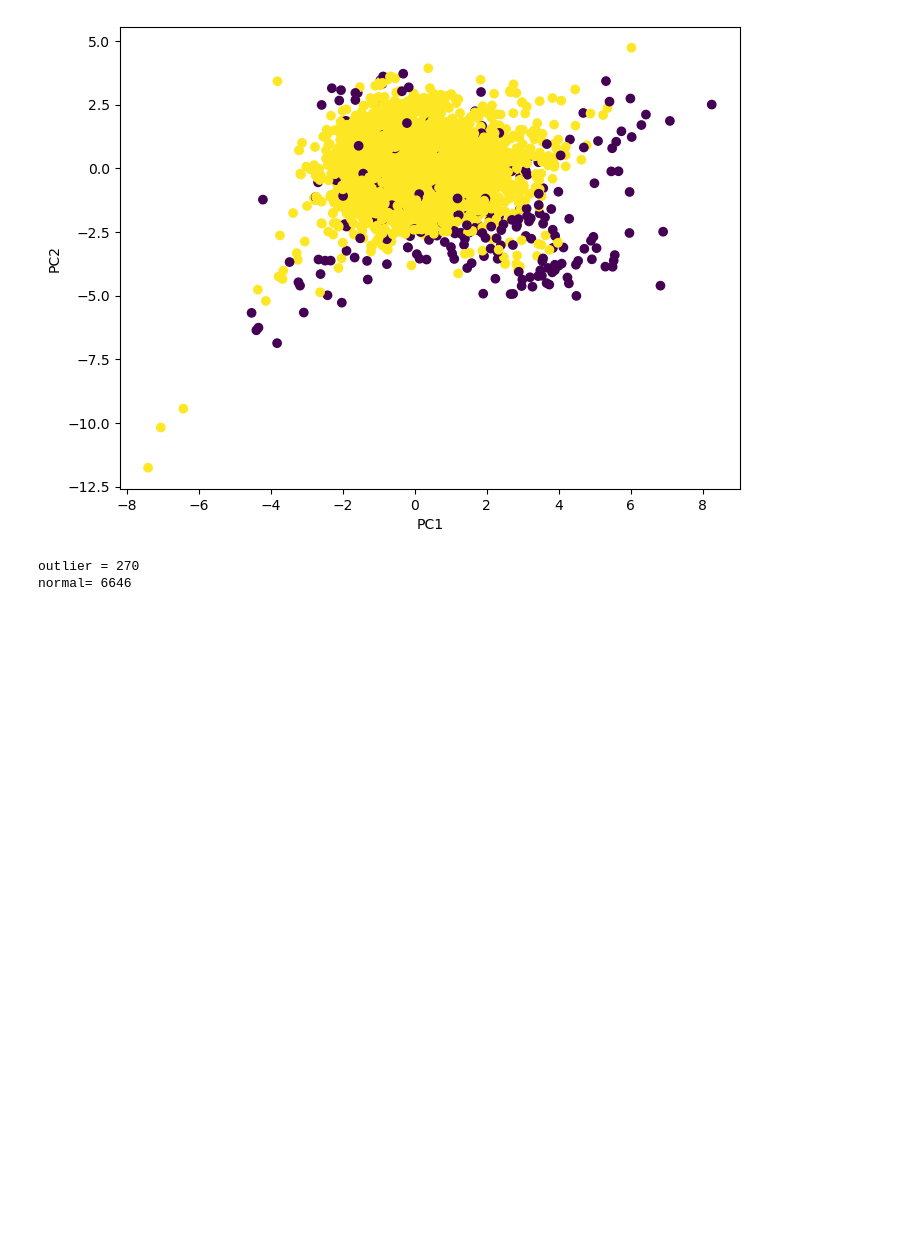
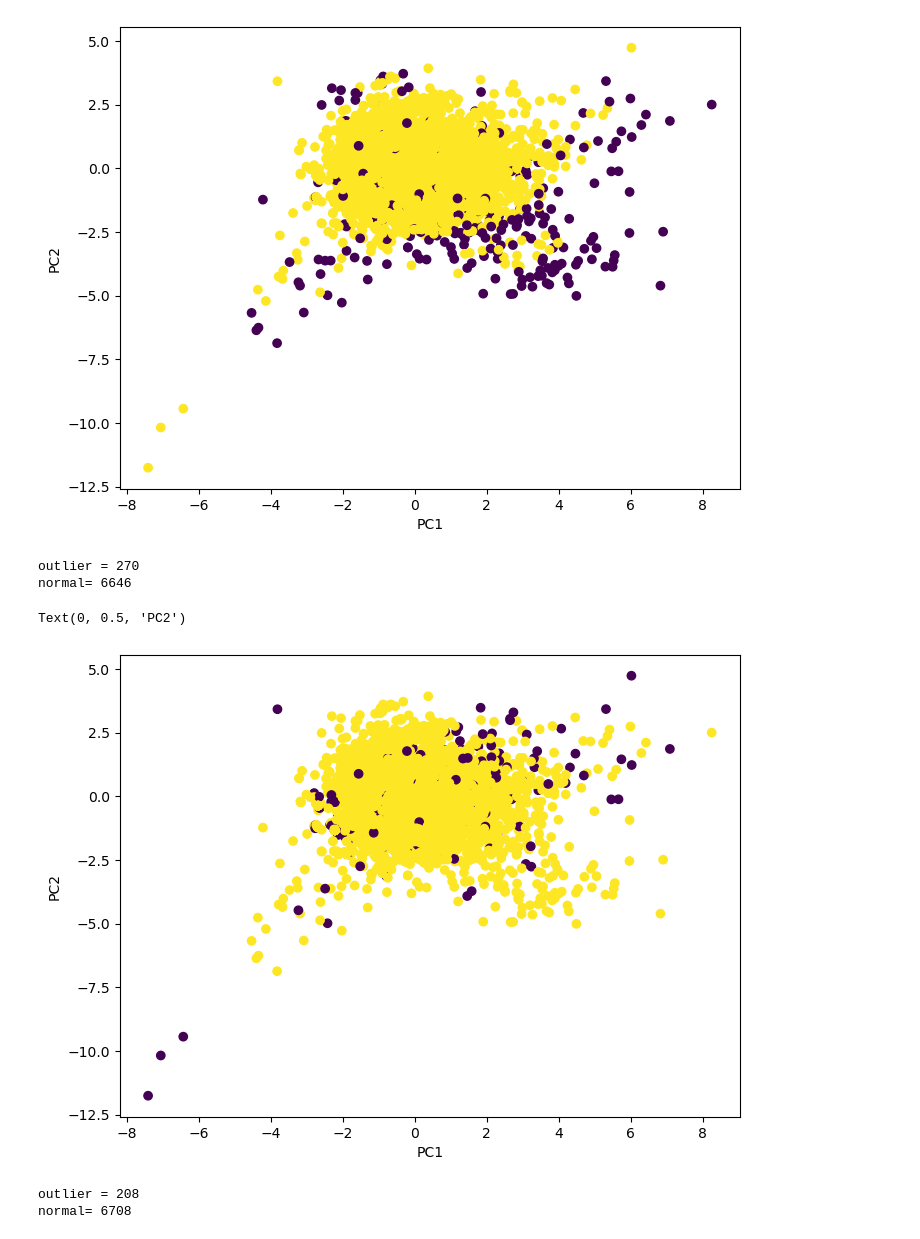
Before and after one commit to Pushkaraj-R-Jagatap/AIML_Learning, a Jupyter notebook: unsupervised_ML/isolation_forest.ipynb, the cells around one changed output. Saved outputs shown, nothing was run; the diff lists cells and outputs as text; code cells hidden in the pictures; blank space fills up the shorter version.

Commit message:
also used the local outlier factor

```diff
--- a/unsupervised_ML/isolation_forest.ipynb
+++ b/unsupervised_ML/isolation_forest.ipynb
@@ -79,3 +79,24 @@ print("normal=",n_normal)
 # %% [output]
 outlier = 270
 normal= 6646
+# %%
+#LOF
+from sklearn.neighbors import LocalOutlierFactor
+neighbs=LocalOutlierFactor(contamination=0.03)
+labels=neighbs.fit_predict(x_scaled)
+# %%
+plt.figure(figsize=(8,6))
+plt.scatter(x_pca[:,0],x_pca[:,1],c=labels)
+plt.xlabel("PC1")
+plt.ylabel("PC2")
+# %% [output]
+Text(0, 0.5, 'PC2')
+[figure, added]
+# %%
+n_outlier=np.sum(labels ==-1)
+n_normal=np.sum(labels==1)
+print("outlier =",n_outlier)
+print("normal=",n_normal)
+# %% [output]
+outlier = 208
+normal= 6708
```
